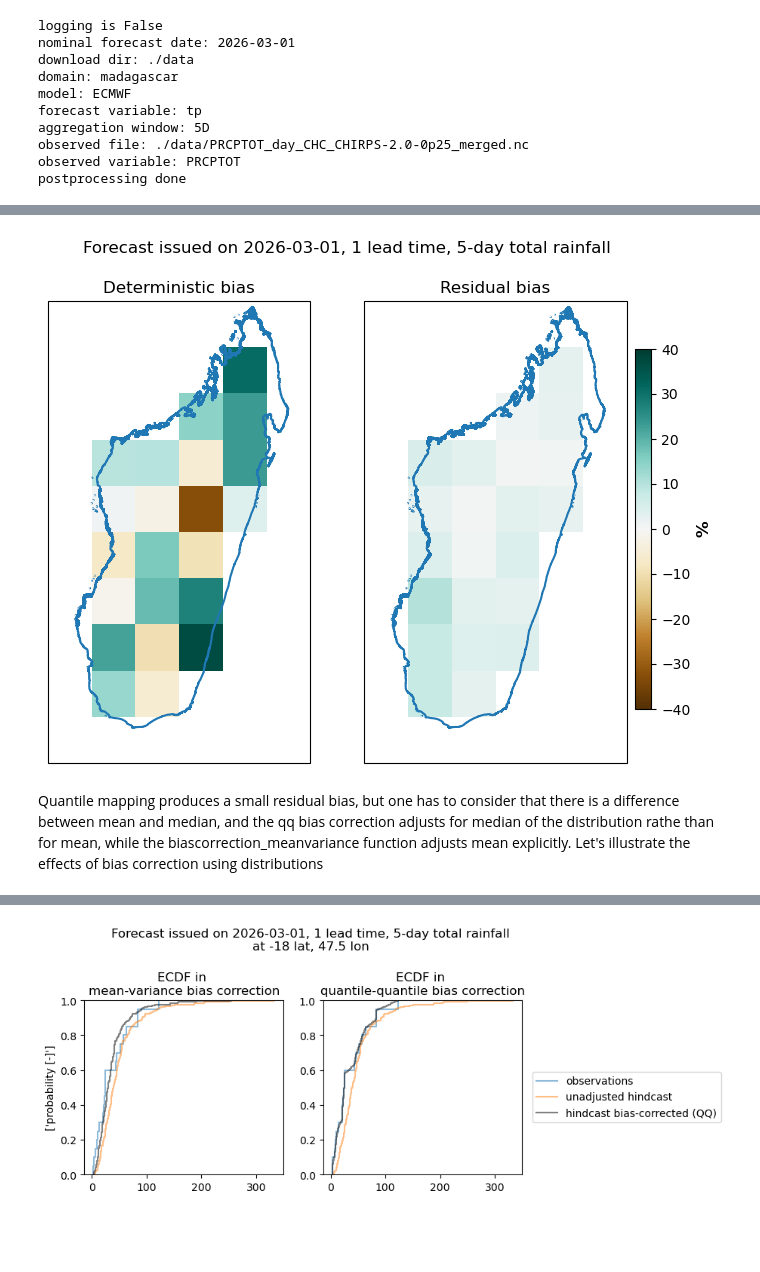
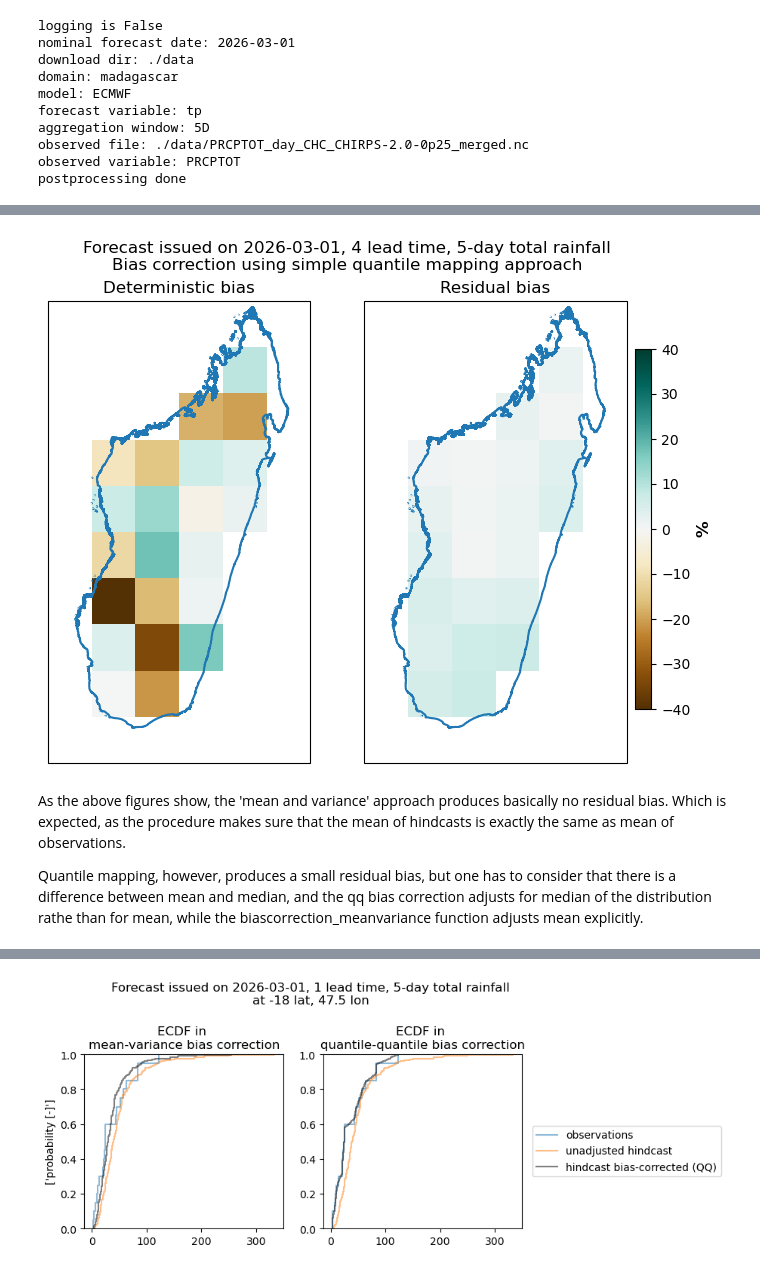
Before and after one commit to ecmwf/acacia-s2s-toolkit, a Jupyter notebook: example_notebooks/bias_correction_example.ipynb, the cells around one changed output, grey strips where cells are left out. Drawn from its saved outputs; the diff is of its cells as text; code cells hidden in the pictures; blank space fills up the shorter version.

```diff
--- a/example_notebooks/bias_correction_example.ipynb
+++ b/example_notebooks/bias_correction_example.ipynb
@@ -204,3 +227,3 @@ plt.show()
 # %%
 #now let's try with the quantile mapping approach
-forecast_bc_qq,hindcast_bc_qq=biascorrection_qqmapping(forecast_lt, hindcast_lt, obs_lt)
+forecast_bc_qq,hindcast_bc_qq=biascorrection_simple_qqmapping(forecast_lt, hindcast_lt, obs_lt)
@@ -207,54 +232,67 @@ forecast_bc_qq,hindcast_bc_qq=biascorrection_qqmapping(forecast_lt, hindcast_lt,
+# %%
+# calculating bias in mean in original data, and residual bias in bias-corrected data
+
+#calculating long term mean in obs and hindcast
+ob_clim=obs_lt.mean("init_date")
+
+# same for hindcast
+hc_clim=hindcast_lt.mean(["member", "init_date"])
+
+# same for bias corrected hindcast
+hc_clim_bc=hindcast_bc_qq.mean(["member", "init_date"])
+
+#calculating bias as percentage of obs value
+bias=((ob_clim-hc_clim)/ob_clim)*100
+
+#residual bias in bias corrected data
+resid_bias=((ob_clim-hc_clim_bc)/ob_clim)*100
 # %%
-# plotting  deterministic bias - mean difference between obs and median of the hindcast ensemble
-lead_time=1
+# plotting bias and residual bias
+
+#plotting for a selected lead time
+lead_time=4
+
 
 fig=plt.figure(figsize=(8,6))
 
 
 # plotting bias in original data
 pl=fig.add_subplot(1,2,1, projection=ccrs.PlateCarree())
 
-#calculating climatology in obs and hindcast
-ob=obs_lt.isel(lead_time=lead_time).mean("init_date")
-hc=hindcast_lt.mean("member").isel(lead_time=lead_time).mean("init_date")
+#plotting
+im=bias.sel(lead_time=lead_time).plot(add_colorbar=False, vmin=-40, vmax=40, cmap=plt.cm.BrBG)
 
-#calculating bias as percentage of obs value
-bias=((ob-hc)/ob)*100
-#plotting
-im=bias.plot(add_colorbar=False, vmin=-40, vmax=40, cmap=plt.cm.BrBG)
 #adding overlay
 overlay=gpd.read_file(domain_shape_file)
 overlay.boundary.plot(ax=pl)
 
 pl.set_title("Deterministic bias")
 
 
-#plotting bias in bias-corrected data
+#plotting residual bias in bias-corrected data
 
 pl=fig.add_subplot(1,2,2, projection=ccrs.PlateCarree())
 
-#calculating climatology in obs and in bias-corrected hindcast
-ob=obs_lt.isel(lead_time=lead_time).mean("init_date")
-hc_bc=hindcast_bc_qq.mean("member").isel(lead_time=lead_time).mean("init_date")
+#plotting
+im=resid_bias.sel(lead_time=lead_time).plot(add_colorbar=False, vmin=-40, vmax=40, cmap=plt.cm.BrBG)
 
-#calculating residual bias as percentage of obs value
-bias_bc=((ob-hc_bc)/ob)*100
-#plotting
-im=bias_bc.plot(add_colorbar=False, vmin=-40, vmax=40, cmap=plt.cm.BrBG)
 #adding colorbar
 ax=fig.add_axes([0.86,0.2,0.02,0.6])
 cbar = plt.colorbar(im, cax=ax)
 cbar.set_label('%', size=12, weight='bold')
+
 #adding overlay
 overlay=gpd.read_file(domain_shape_file)
 overlay.boundary.plot(ax=pl)
 
 pl.set_title("Residual bias")
 
 plt.subplots_adjust(right=0.85)
-plt.suptitle("Forecast issued on {}, {} lead time, {}-day total rainfall".format(nominal_date, lead_time, agg_window[:-1]))
+plt.suptitle("Forecast issued on {}, {} lead time, {}-day total rainfall\nBias correction using simple quantile mapping approach".format(nominal_date, lead_time, agg_window[:-1]))
 plt.show()
 # %% [output]
-[figure, old version]
+[figure, new version]
 # %% [markdown]
-Quantile mapping produces a small residual bias, but one has to consider that there is a difference between mean and median, and the qq bias correction adjusts for median of the distribution rathe than for mean, while the biascorrection_meanvariance function adjusts mean explicitly. Let's illustrate the effects of bias correction using distributions
+As the above figures show, the 'mean and variance' approach produces basically no residual bias. Which is expected, as the procedure makes sure that the mean of hindcasts is exactly the same as mean of observations.
+
+Quantile mapping, however, produces a small residual bias, but one has to consider that there is a difference between mean and median, and the qq bias correction adjusts for median of the distribution rathe than for mean, while the biascorrection_meanvariance function adjusts mean explicitly.
```
Also changed, not shown: parts of 17 cells of this notebook, 3 other files.
